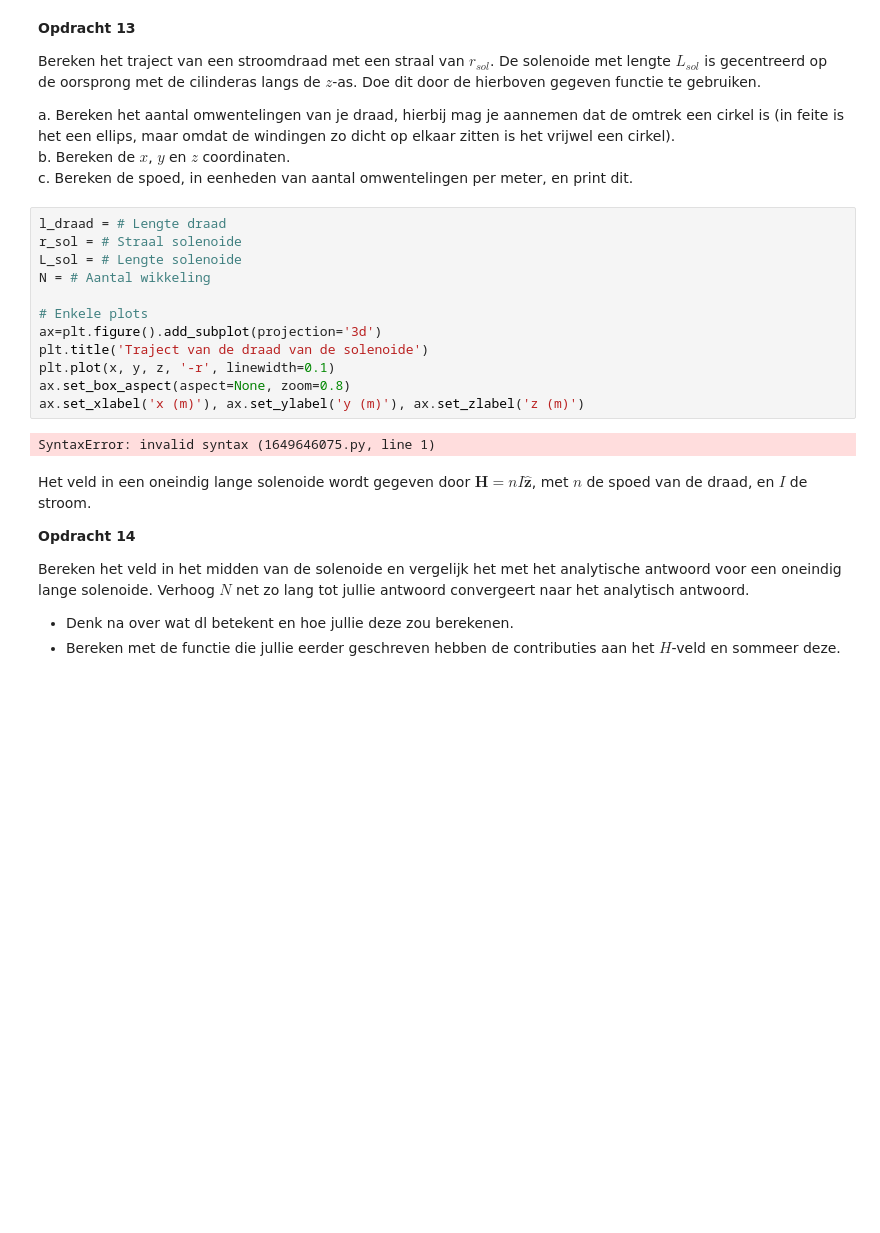
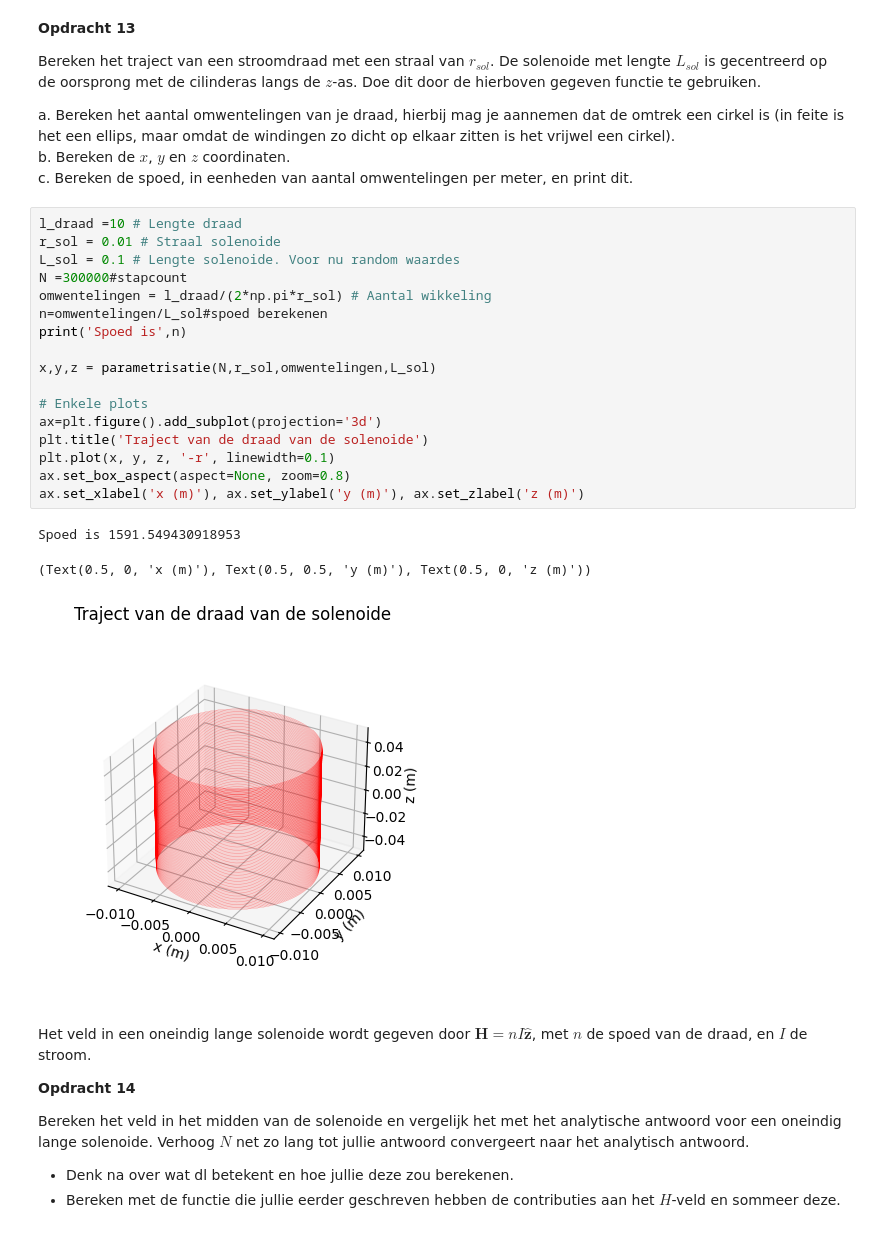
Before and after one commit to BobVill/opdrachten-DEF-D, a Jupyter notebook: KrachtactuatorOpdracht.ipynb, the cells around one changed output. Saved outputs shown, nothing was run; the diff lists cells and outputs as text; blank space fills up the shorter version.

```diff
--- a/KrachtactuatorOpdracht.ipynb
+++ b/KrachtactuatorOpdracht.ipynb
@@ -426,19 +426,26 @@ a. Bereken het aantal omwentelingen van je draad, hierbij mag je aannemen dat de
 b. Bereken de $x$, $y$ en $z$ coordinaten.\
 c. Bereken de spoed, in eenheden van aantal omwentelingen per meter, en print dit.
 # %%
-l_draad = # Lengte draad
-r_sol = # Straal solenoide
-L_sol = # Lengte solenoide
-N = # Aantal wikkeling
+l_draad =10 # Lengte draad
+r_sol = 0.01 # Straal solenoide
+L_sol = 0.1 # Lengte solenoide. Voor nu random waardes
+N =300000#stapcount
+omwentelingen = l_draad/(2*np.pi*r_sol) # Aantal wikkeling
+n=omwentelingen/L_sol#spoed berekenen
+print('Spoed is',n)
+
+x,y,z = parametrisatie(N,r_sol,omwentelingen,L_sol)
 
 # Enkele plots
 ax=plt.figure().add_subplot(projection='3d')
 plt.title('Traject van de draad van de solenoide')
 plt.plot(x, y, z, '-r', linewidth=0.1)
 ax.set_box_aspect(aspect=None, zoom=0.8)
 ax.set_xlabel('x (m)'), ax.set_ylabel('y (m)'), ax.set_zlabel('z (m)')
 # %% [output]
-SyntaxError: invalid syntax (1649646075.py, line 1)
+Spoed is 1591.549430918953
+(Text(0.5, 0, 'x (m)'), Text(0.5, 0.5, 'y (m)'), Text(0.5, 0, 'z (m)'))
+[figure, added]
 # %% [markdown]
 Het veld in een oneindig lange solenoide wordt gegeven door $\mathbf{H} = n I \hat{\mathbf{z}}$, met $n$ de spoed van de draad, en $I$ de stroom.
 
```
Also changed, not shown: parts of 2 cells of this notebook.
